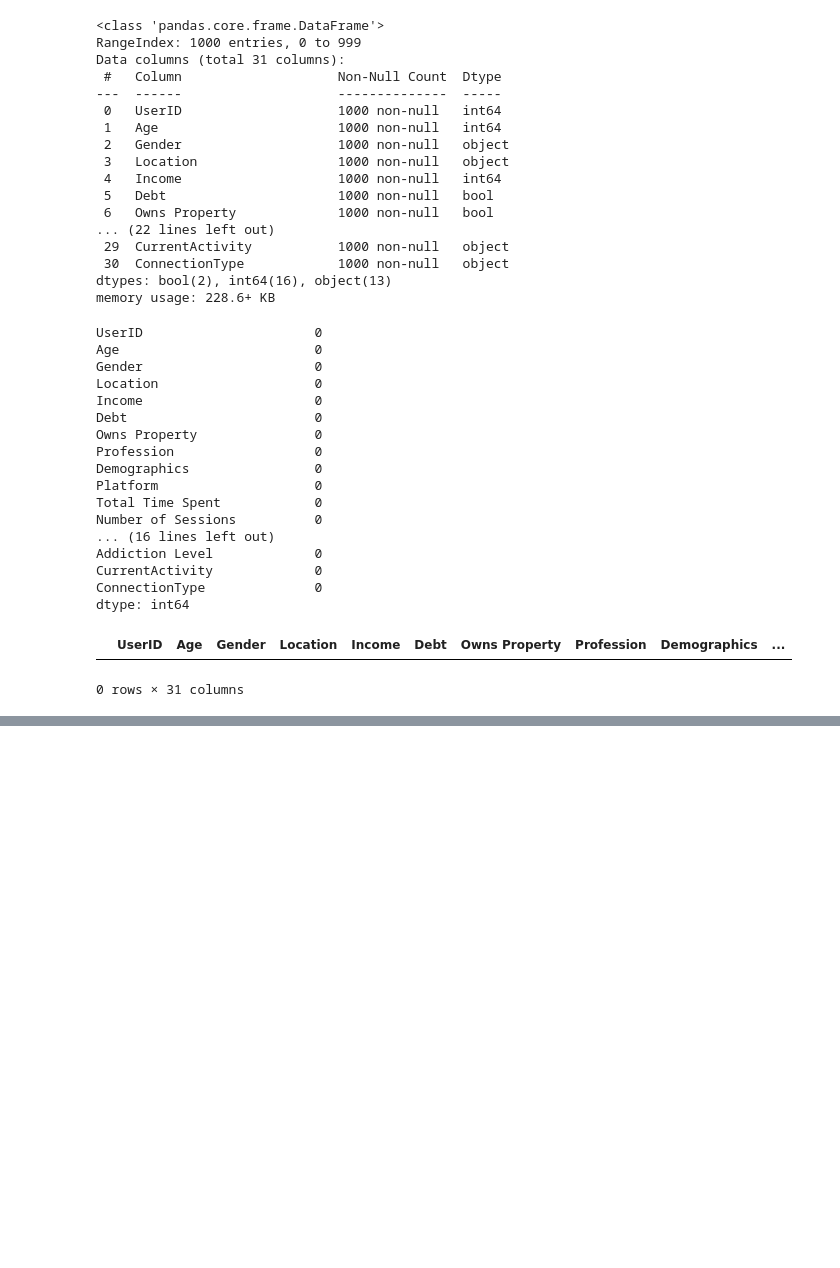
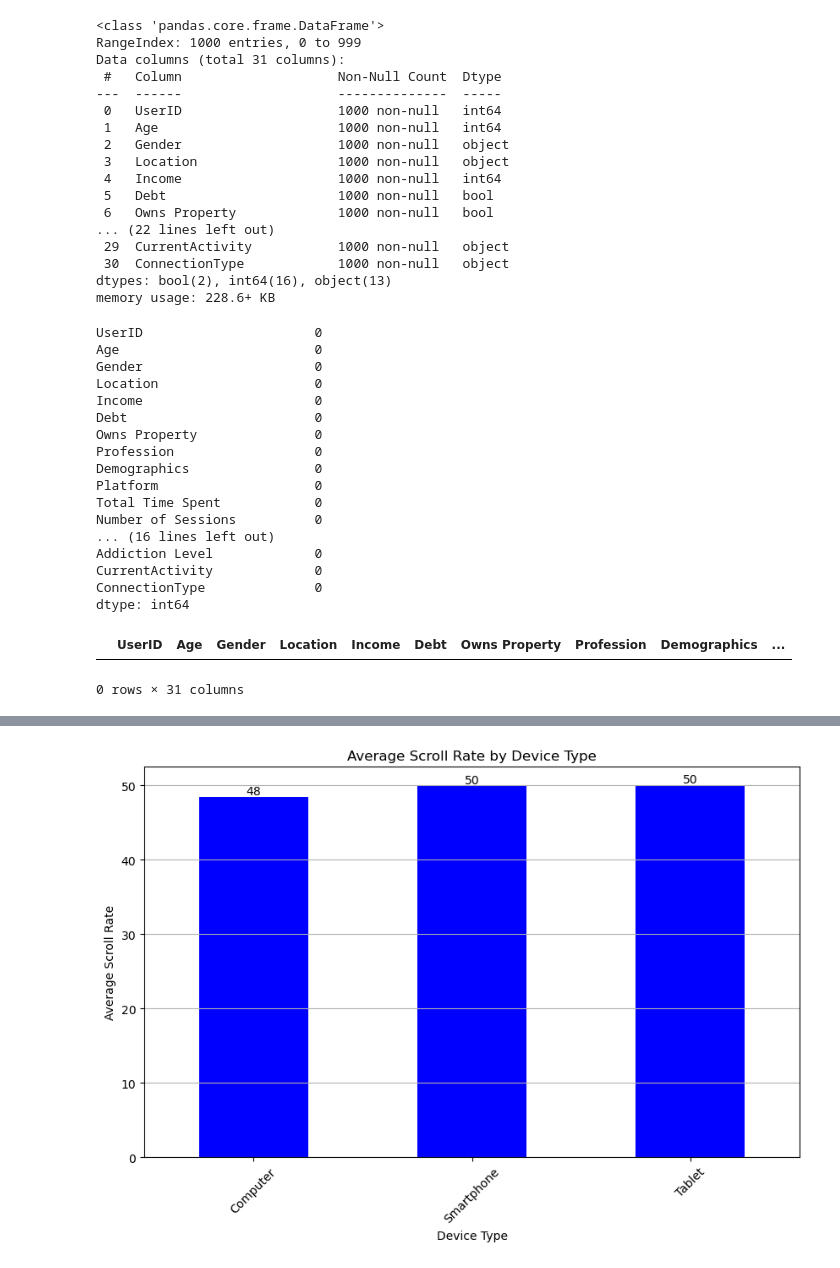
Before and after one commit to wrighang/project_01_team_11, a Jupyter notebook: cameron_kagglehub.ipynb, the cells around one changed output, grey strips where cells are left out. Drawn from its saved outputs; the diff is of its cells as text; code cells hidden in the pictures; blank space fills up the shorter version.

```diff
--- a/cameron_kagglehub.ipynb
+++ b/cameron_kagglehub.ipynb
@@ -120,0 +288,17 @@ Analysis Questions:
+# %%
+# Generate bar chart for average scroll rate by device type
+plt.figure(figsize=(10,6))
+ax = device_avg_scroll_rate.plot(kind='bar', color='blue', stacked=True)
+plt.title("Average Scroll Rate by Device Type")
+plt.xlabel("Device Type")
+plt.ylabel("Average Scroll Rate")
+plt.xticks(rotation=45)
+plt.grid(axis='y')
+
+# Add values on top of each bar
+for container in ax.containers:
+    ax.bar_label(container, label_type='edge', fmt='%.0f')
+
+plt.show()
+# %% [output]
+[figure, added]
```
Also changed, not shown: parts of 24 cells of this notebook.
